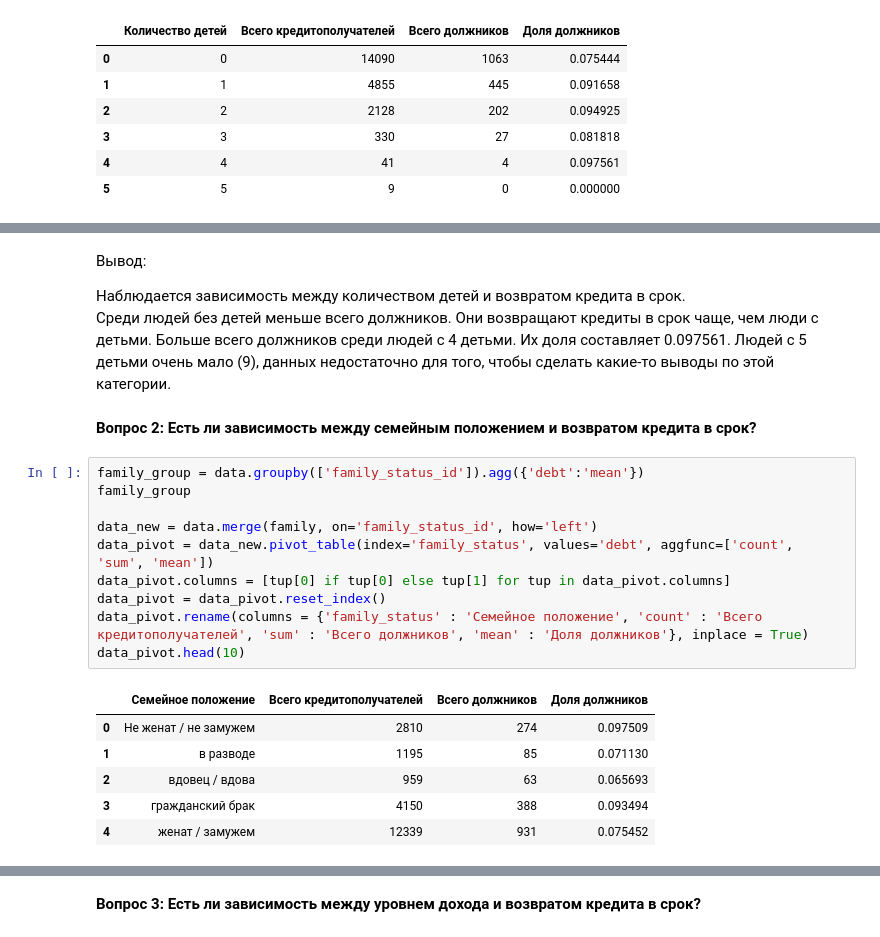
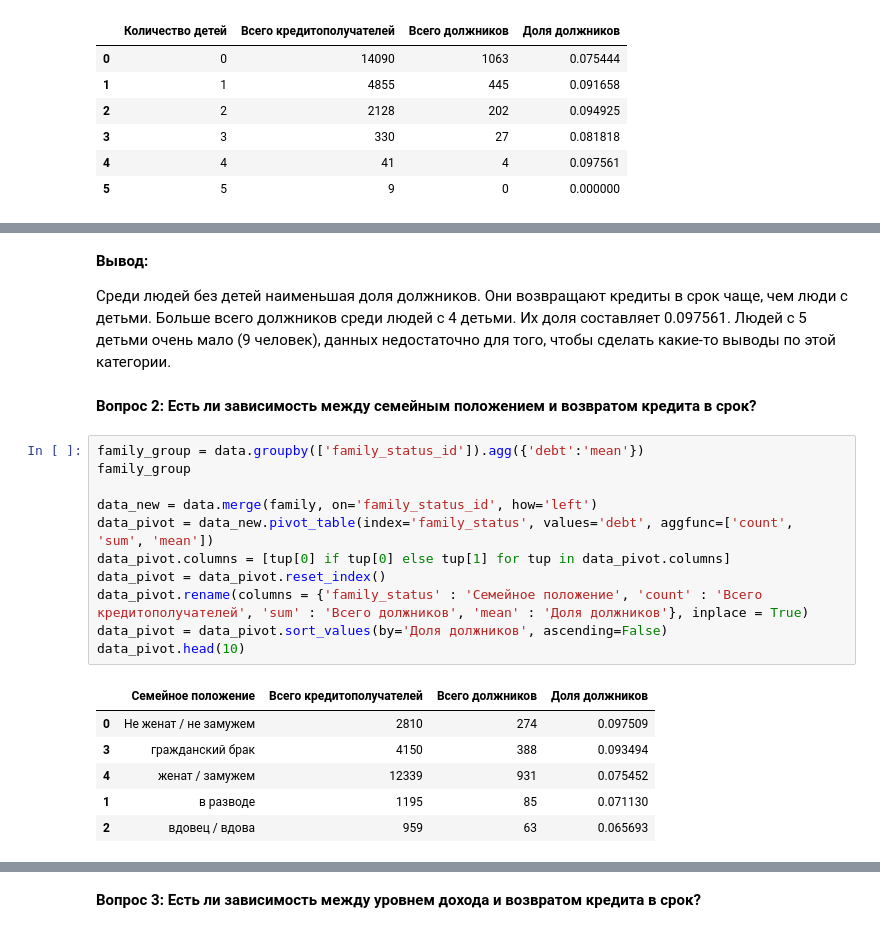
Before and after one commit to AnnaSledneva/Practicum_Projects, a Jupyter notebook: 2) Анализ банковских данных/Анализ банковских данных.ipynb, the cells around one changed output, grey strips where cells are left out. Cells and saved outputs as stored; diff of their text form.

```diff
--- a/2) Анализ банковских данных/Анализ банковских данных.ipynb
+++ b/2) Анализ банковских данных/Анализ банковских данных.ipynb
@@ -531,26 +557,26 @@ data_pivot.head(10)
 # %% [markdown]
-Вывод:
+**Вывод:**
 
-Наблюдается зависимость между количеством детей и возвратом кредита в срок.
-Среди людей без детей меньше всего должников. Они возвращают кредиты в срок чаще, чем люди с детьми.
+Среди людей без детей наименьшая доля должников. Они возвращают кредиты в срок чаще, чем люди с детьми.
 Больше всего должников среди людей с 4 детьми. Их доля составляет 0.097561.
-Людей с 5 детьми очень мало (9), данных недостаточно для того, чтобы сделать какие-то выводы по этой категории.
+Людей с 5 детьми очень мало (9 человек), данных недостаточно для того, чтобы сделать какие-то выводы по этой категории.
 # %% [markdown]
 **Вопрос 2: Есть ли зависимость между семейным положением и возвратом кредита в срок?**
 # %%
 family_group = data.groupby(['family_status_id']).agg({'debt':'mean'})
 family_group
 
 data_new = data.merge(family, on='family_status_id', how='left')
 data_pivot = data_new.pivot_table(index='family_status', values='debt', aggfunc=['count', 'sum', 'mean'])
 data_pivot.columns = [tup[0] if tup[0] else tup[1] for tup in data_pivot.columns]
 data_pivot = data_pivot.reset_index()
 data_pivot.rename(columns = {'family_status' : 'Семейное положение', 'count' : 'Всего кредитополучателей', 'sum' : 'Всего должников', 'mean' : 'Доля должников'}, inplace = True)
+data_pivot = data_pivot.sort_values(by='Доля должников', ascending=False)
 data_pivot.head(10)
 # %% [output]
 |  | Семейное положение | Всего кредитополучателей | Всего должников | Доля должников |
 | 0 | Не женат / не замужем | 2810 | 274 | 0.097509 |
+| 3 | гражданский брак | 4150 | 388 | 0.093494 |
+| 4 | женат / замужем | 12339 | 931 | 0.075452 |
 | 1 | в разводе | 1195 | 85 | 0.071130 |
 | 2 | вдовец / вдова | 959 | 63 | 0.065693 |
-| 3 | гражданский брак | 4150 | 388 | 0.093494 |
-| 4 | женат / замужем | 12339 | 931 | 0.075452 |
```
Also changed, not shown: parts of 52 cells of this notebook.
